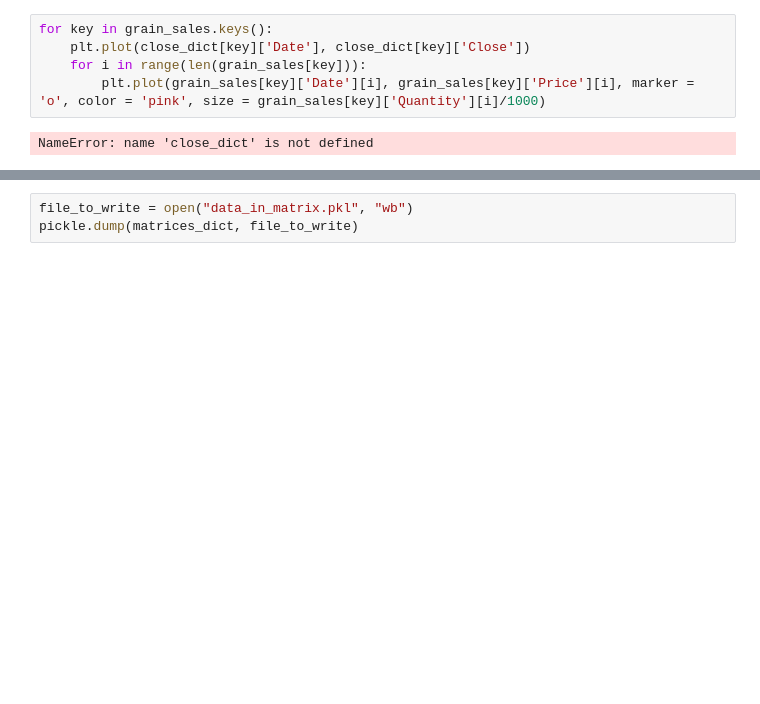
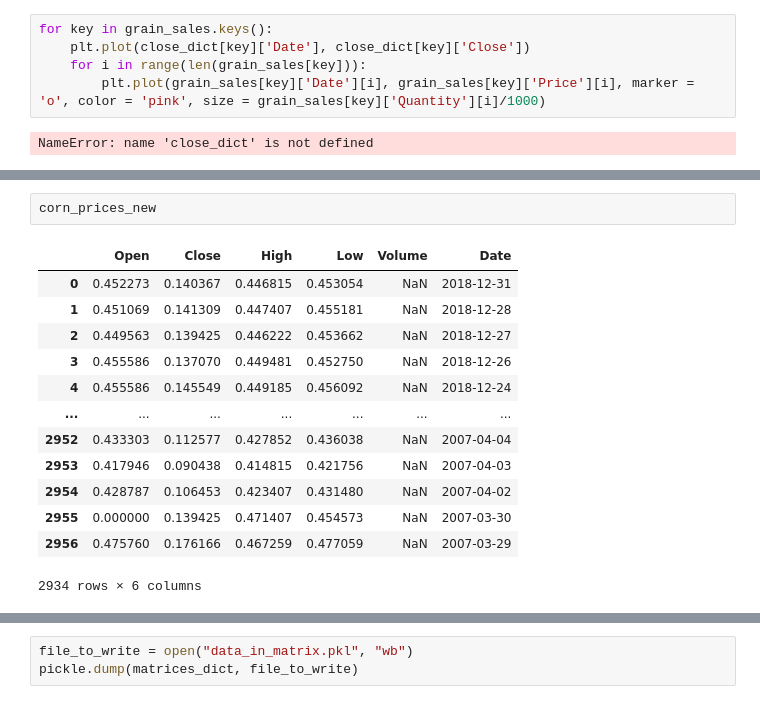
Before and after one commit to evanlipton/EENG439_CornPredictions, a Jupyter notebook: Data_Cleaning-Copy1.ipynb, the cells around one changed output, grey strips where cells are left out. Drawn from its saved outputs; the diff is of its cells as text; blank space fills up the shorter version.

```diff
--- a/Data_Cleaning-Copy1.ipynb
+++ b/Data_Cleaning-Copy1.ipynb
@@ -830,0 +822,16 @@ plt.show()
+# %%
+corn_prices_new
+# %% [output]
+|  | Open | Close | High | Low | Volume | Date |
+| 0 | 0.452273 | 0.140367 | 0.446815 | 0.453054 | NaN | 2018-12-31 |
+| 1 | 0.451069 | 0.141309 | 0.447407 | 0.455181 | NaN | 2018-12-28 |
+| 2 | 0.449563 | 0.139425 | 0.446222 | 0.453662 | NaN | 2018-12-27 |
+| 3 | 0.455586 | 0.137070 | 0.449481 | 0.452750 | NaN | 2018-12-26 |
+| 4 | 0.455586 | 0.145549 | 0.449185 | 0.456092 | NaN | 2018-12-24 |
+| ... | ... | ... | ... | ... | ... | ... |
+| 2952 | 0.433303 | 0.112577 | 0.427852 | 0.436038 | NaN | 2007-04-04 |
+| 2953 | 0.417946 | 0.090438 | 0.414815 | 0.421756 | NaN | 2007-04-03 |
+| 2954 | 0.428787 | 0.106453 | 0.423407 | 0.431480 | NaN | 2007-04-02 |
+| 2955 | 0.000000 | 0.139425 | 0.471407 | 0.454573 | NaN | 2007-03-30 |
+| 2956 | 0.475760 | 0.176166 | 0.467259 | 0.477059 | NaN | 2007-03-29 |
+2934 rows × 6 columns
```
Also changed, not shown: parts of 12 cells of this notebook, 2 other files.
